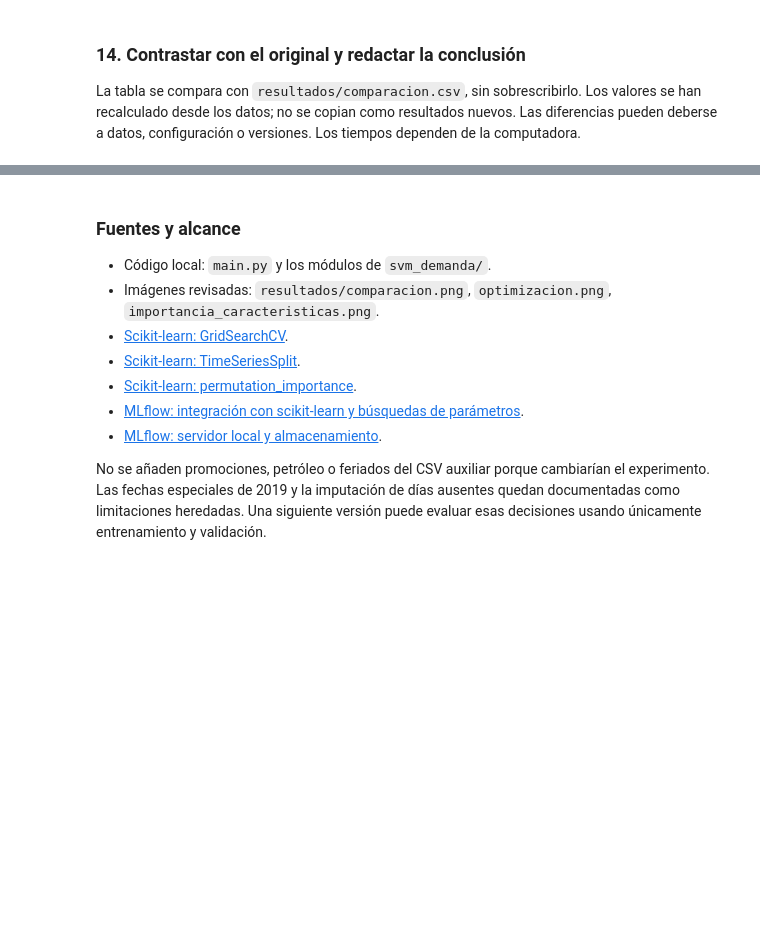
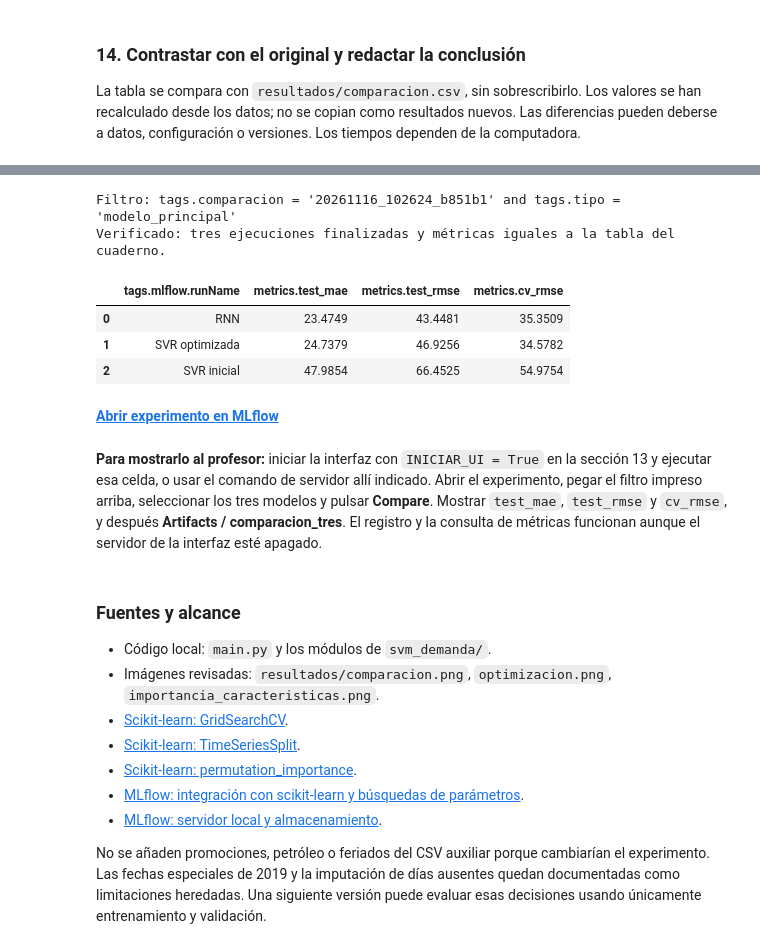
Before and after one commit to XavierStalin/svm-demanda, a Jupyter notebook: Comparacion_SVM_GROCERY_I_MLflow.ipynb, the cells around one changed output, grey strips where cells are left out. Drawn from its saved outputs; the diff is of its cells as text; code cells hidden in the pictures; blank space fills up the shorter version.

```diff
--- a/Comparacion_SVM_GROCERY_I_MLflow.ipynb
+++ b/Comparacion_SVM_GROCERY_I_MLflow.ipynb
@@ -811,3 +898,54 @@ Archivos generados: C:\Users\ASUS\Desktop\7mo Ciclo\Aprendizaje automático\Repo
+# %%
+existente_rnn = mlflow.search_runs(experiment_ids=[experiment_id],
+    filter_string=f"tags.comparacion = '{GRUPO}' and tags.algoritmo = 'RNN'")
+assert len(existente_rnn) <= 1
+reutilizar = existente_rnn.iloc[0].run_id if len(existente_rnn) else None
+with mlflow.start_run(run_id=reutilizar, run_name="RNN") as ejecucion_rnn:
+    run_id_rnn = ejecucion_rnn.info.run_id
+    mlflow.set_tags({"comparacion": GRUPO, "tipo": "modelo_principal", "algoritmo": "RNN",
+        "familia": FAMILIA, "sha256_train": sha256_csv, "origen_run_id": origen_rnn.info.run_id,
+        "protocolo": "un_paso_diario", "origen": "entrenamiento_previo_verificado"})
+    mlflow.log_params({"arquitectura": "SimpleRNN", "unidades": 16, "learning_rate": 0.001,
+        "epocas": meta_rnn["epocas_rnn"]["RNN optimizada"], "ventana": VENTANA,
+        "n_train": len(X_train), "n_test": len(X_test), "unidad": "miles_de_unidades"})
+    mlflow.log_metrics({"test_mae": metricas_rnn["MAE"], "test_rmse": metricas_rnn["RMSE"],
+        "test_r2": metricas_rnn["R2"], "cv_rmse": origen_rnn.data.metrics["cv_rmse"]})
+    for archivo in ["comparacion_tres_modelos.csv", "predicciones_tres_modelos.csv", "comparacion_tres_modelos.png"]:
+        mlflow.log_artifact(str(SALIDA / archivo), "comparacion_tres")
+    mlflow.log_artifacts(str(CARPETA_RNN / "rnn_optimizada"), "modelo_rnn")
+    mlflow.log_artifact(str(CARPETA_RNN / "metadatos.json"), "procedencia")
+    mlflow.log_artifact(str(BASE / "rnn_demanda.py"), "procedencia")
+for run_id_svr in run_ids.values():
+    for archivo in ["comparacion_tres_modelos.csv", "comparacion_tres_modelos.png"]:
+        cliente.log_artifact(run_id_svr, str(SALIDA / archivo), "comparacion_tres")
+runs_tres = mlflow.search_runs(experiment_ids=[experiment_id],
+    filter_string=f"tags.comparacion = '{GRUPO}' and tags.tipo = 'modelo_principal'")
+assert len(runs_tres) == 3 and runs_tres.status.eq("FINISHED").all()
+assert set(runs_tres["tags.mlflow.runName"]) == {"SVR inicial", "SVR optimizada", "RNN"}
+for nombre, fila in comparacion_tres.iterrows():
+    registro = runs_tres.loc[runs_tres["tags.mlflow.runName"].eq(nombre)].iloc[0]
+    np.testing.assert_allclose([registro["metrics.test_mae"], registro["metrics.test_rmse"]],
+                               [fila.MAE, fila.RMSE], atol=1e-8)
+display(runs_tres[["tags.mlflow.runName", "metrics.test_mae", "metrics.test_rmse", "metrics.cv_rmse"]].round(4))
+(SALIDA / "mlflow_tres_modelos.json").write_text(json.dumps({"grupo": GRUPO,
+    "experiment_id": experiment_id, "run_ids": {**run_ids, "RNN": run_id_rnn}}, indent=2), encoding="utf-8")
+display(Markdown(f"**[Abrir experimento en MLflow](http://127.0.0.1:5002/#/experiments/{experiment_id})**"))
+print("Filtro:", f"tags.comparacion = '{GRUPO}' and tags.tipo = 'modelo_principal'")
+print("Verificado: tres ejecuciones finalizadas y métricas iguales a la tabla del cuaderno.")
+# %% [output]
+Filtro: tags.comparacion = '20261116_102624_b851b1' and tags.tipo = 'modelo_principal'
+Verificado: tres ejecuciones finalizadas y métricas iguales a la tabla del cuaderno.
+|  | tags.mlflow.runName | metrics.test_mae | metrics.test_rmse | metrics.cv_rmse |
+| 0 | RNN | 23.4749 | 43.4481 | 35.3509 |
+| 1 | SVR optimizada | 24.7379 | 46.9256 | 34.5782 |
+| 2 | SVR inicial | 47.9854 | 66.4525 | 54.9754 |
+**[Abrir experimento en MLflow](http://127.0.0.1:5002/#/experiments/1)**
+# %% [markdown]
+**Para mostrarlo al profesor:** iniciar la interfaz con `INICIAR_UI = True` en la sección 13
+y ejecutar esa celda, o usar el comando de servidor allí indicado. Abrir el experimento,
+pegar el filtro impreso arriba, seleccionar los tres modelos y pulsar **Compare**.
+Mostrar `test_mae`, `test_rmse` y `cv_rmse`, y después **Artifacts / comparacion_tres**.
+El registro y la consulta de métricas funcionan aunque el servidor de la interfaz esté apagado.
 # %% [markdown]
 ### Fuentes y alcance
 
```
Also changed, not shown: parts of 16 cells of this notebook.
